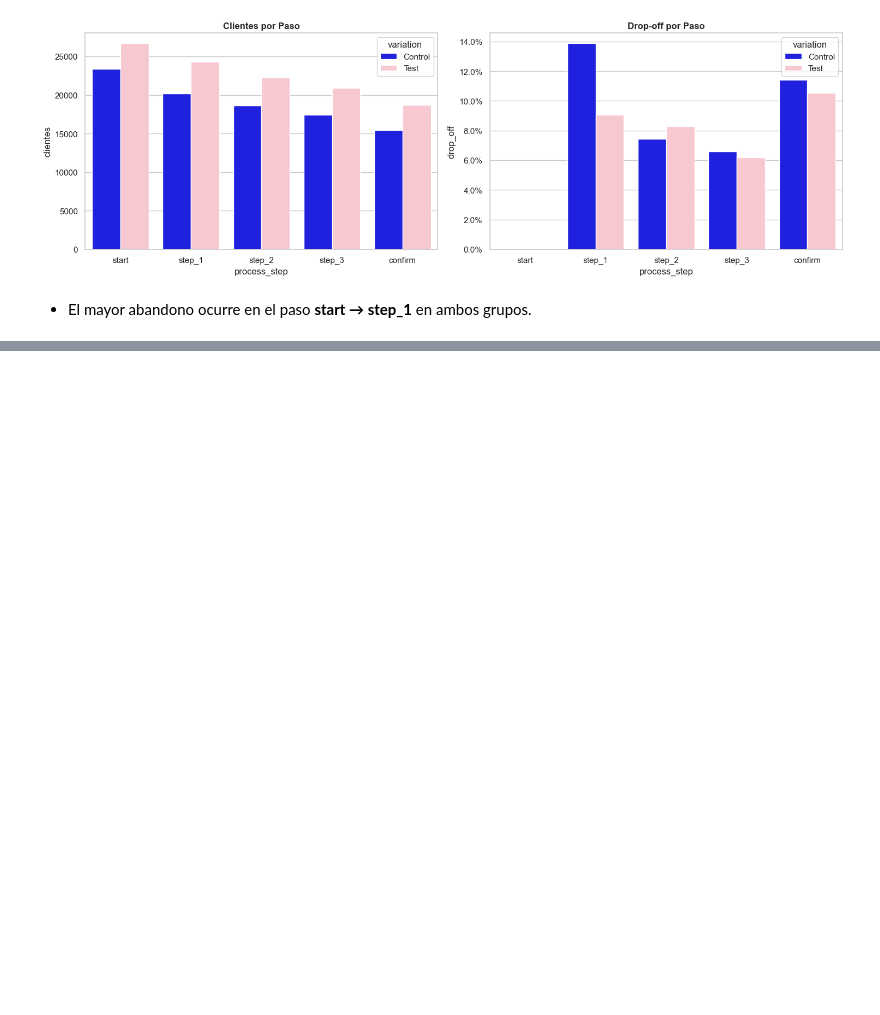
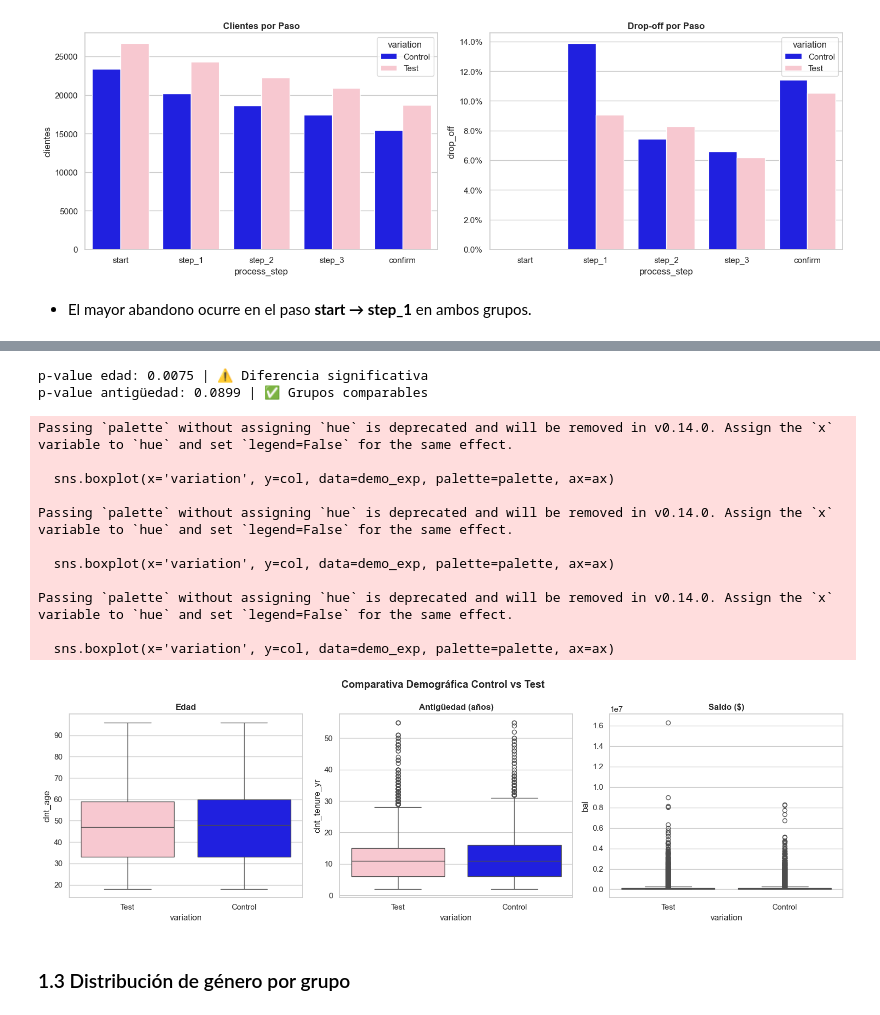
Before and after one commit to demonvaa/vanguard-ab-test, a Jupyter notebook: Proyecto_2.ipynb, the cells around one changed output, grey strips where cells are left out. Cells and saved outputs as stored; diff of their text form; code cells hidden in the pictures; blank space fills up the shorter version.

```diff
--- a/Proyecto_2.ipynb
+++ b/Proyecto_2.ipynb
@@ -904,0 +1510,21 @@ plt.show()
+# %%
+import pandas as pd
+import numpy as np
+import matplotlib.pyplot as plt
+import seaborn as sns
+import scipy.stats as st
+
+%matplotlib inline
+sns.set_theme(style='whitegrid')
+ALPHA = 0.05
+# %%
+df_final           = pd.read_csv('df_final.csv')
+experiment_clients = pd.read_csv('df_exp_clean.csv')
+demo               = pd.read_csv('df_demo_clean.csv')
+df_web             = pd.read_csv('df_web_clean.csv')
+
+df_final['date_time'] = pd.to_datetime(df_final['date_time'])
+df_web['date_time']   = pd.to_datetime(df_web['date_time'])
+
+demo_exp = demo.merge(experiment_clients, on='client_id', how='inner')
+print('Datos cargados ✅')
@@ -904,0 +1577,37 @@ plt.show()
+# %%
+# Test estadístico: ¿hay diferencias significativas en edad entre grupos?
+for col, nombre in [('clnt_age', 'edad'), ('clnt_tenure_yr', 'antigüedad')]:
+    control = demo_exp[demo_exp['variation'] == 'Control'][col]
+    test    = demo_exp[demo_exp['variation'] == 'Test'][col]
+    _, p = st.ttest_ind(control, test, equal_var=False)
+    print(f'p-value {nombre}: {p:.4f} | {"✅ Grupos comparables" if p > ALPHA else "⚠️ Diferencia significativa"}')
+# %% [output]
+p-value edad: 0.0075 | ⚠️ Diferencia significativa
+p-value antigüedad: 0.0899 | ✅ Grupos comparables
+# %%
+# Visualización comparativa
+palette = {'Control': 'blue', 'Test': 'pink'}
+fig, axes = plt.subplots(1, 3, figsize=(16, 5))
+
+for ax, col, titulo in zip(axes, ['clnt_age', 'clnt_tenure_yr', 'bal'], ['Edad', 'Antigüedad (años)', 'Saldo ($)']):
+    sns.boxplot(x='variation', y=col, data=demo_exp, palette=palette, ax=ax)
+    ax.set_title(titulo, fontweight='bold')
+
+plt.suptitle('Comparativa Demográfica Control vs Test', fontweight='bold')
+plt.tight_layout()
+plt.show()
+# %% [output]
+Passing `palette` without assigning `hue` is deprecated and will be removed in v0.14.0. Assign the `x` variable to `hue` and set `legend=False` for the same effect.
+
+  sns.boxplot(x='variation', y=col, data=demo_exp, palette=palette, ax=ax)
+
+Passing `palette` without assigning `hue` is deprecated and will be removed in v0.14.0. Assign the `x` variable to `hue` and set `legend=False` for the same effect.
+
+  sns.boxplot(x='variation', y=col, data=demo_exp, palette=palette, ax=ax)
+
+Passing `palette` without assigning `hue` is deprecated and will be removed in v0.14.0. Assign the `x` variable to `hue` and set `legend=False` for the same effect.
+
+  sns.boxplot(x='variation', y=col, data=demo_exp, palette=palette, ax=ax)
+[figure, added]
+# %% [markdown]
+### 1.3 Distribución de género por grupo
```
Also changed, not shown: parts of 89 cells of this notebook, 1 other file.
